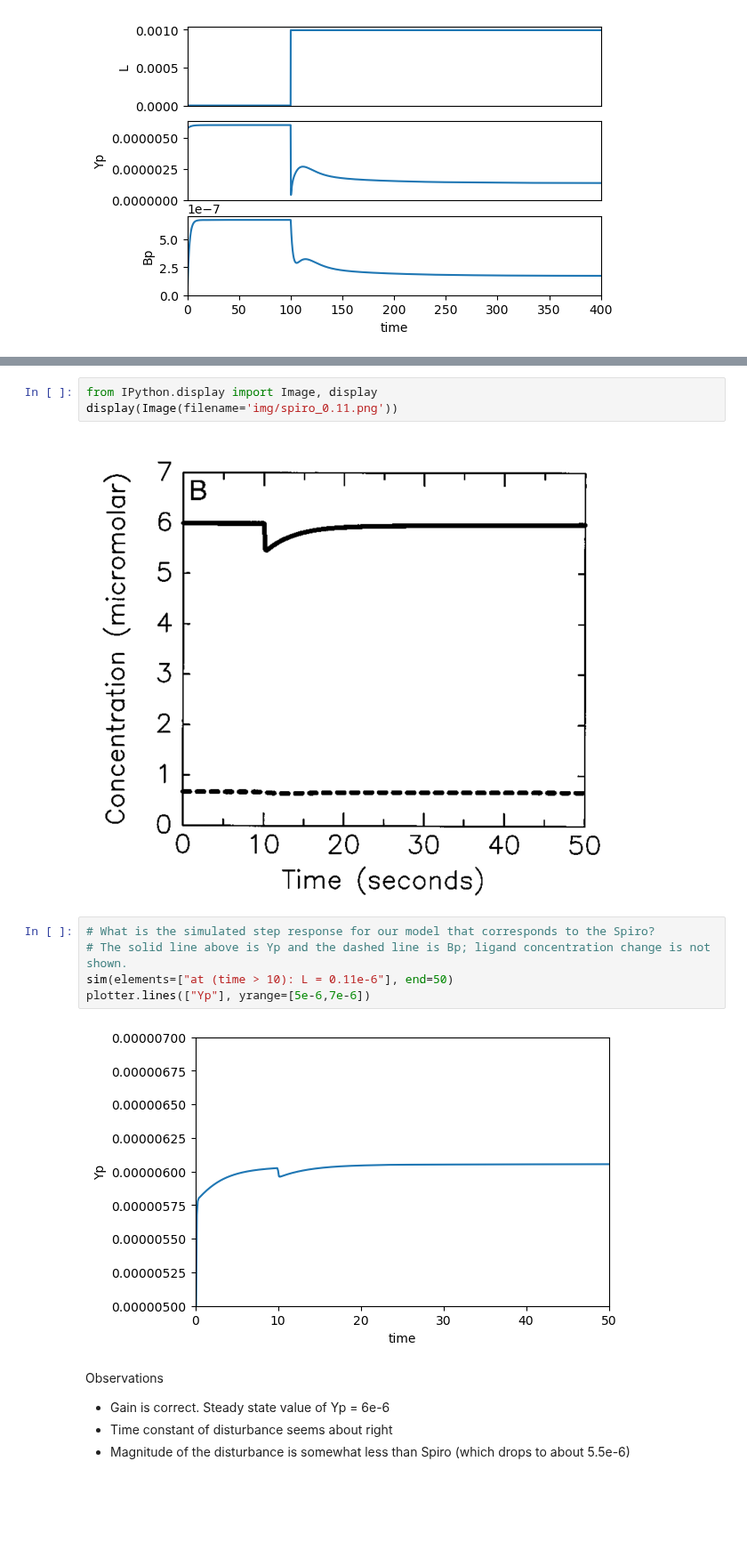
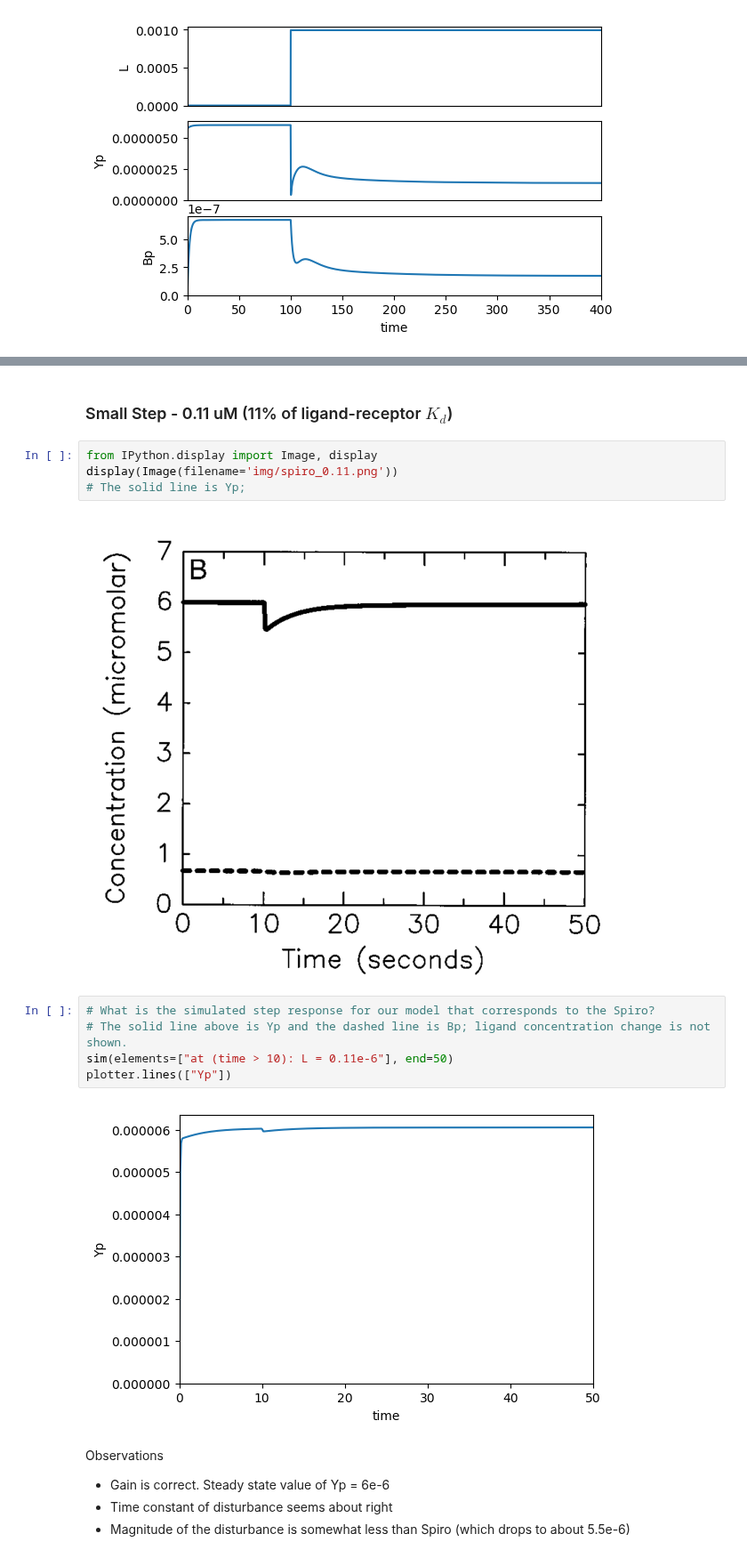
Before and after one commit to ScienceStacks/BioCellControl, a Jupyter notebook: Analysis/chemotaxis.ipynb, the cells around one changed output, grey strips where cells are left out. Shown at 89% size. Saved outputs shown, nothing was run; the diff lists cells and outputs as text; blank space fills up the shorter version.

```diff
--- a/Analysis/chemotaxis.ipynb
+++ b/Analysis/chemotaxis.ipynb
@@ -146,15 +122,18 @@ Response to a step input of L = 0.11e-6 at time 10
+# %% [markdown]
+### Small Step - 0.11 uM  (11% of ligand-receptor $K_d$)
 # %%
 from IPython.display import Image, display
 display(Image(filename='img/spiro_0.11.png'))
+# The solid line is Yp;
 # %% [output]
 [figure]
 # %%
 # What is the simulated step response for our model that corresponds to the Spiro?
 # The solid line above is Yp and the dashed line is Bp; ligand concentration change is not shown.
 sim(elements=["at (time > 10): L = 0.11e-6"], end=50)
-plotter.lines(["Yp"], yrange=[5e-6,7e-6])
+plotter.lines(["Yp"])
 # %% [output]
-[figure, old version]
+[figure, new version]
 # %% [markdown]
 Observations
  - Gain is correct. Steady state value of Yp = 6e-6
```
Also changed, not shown: parts of 35 cells of this notebook.
